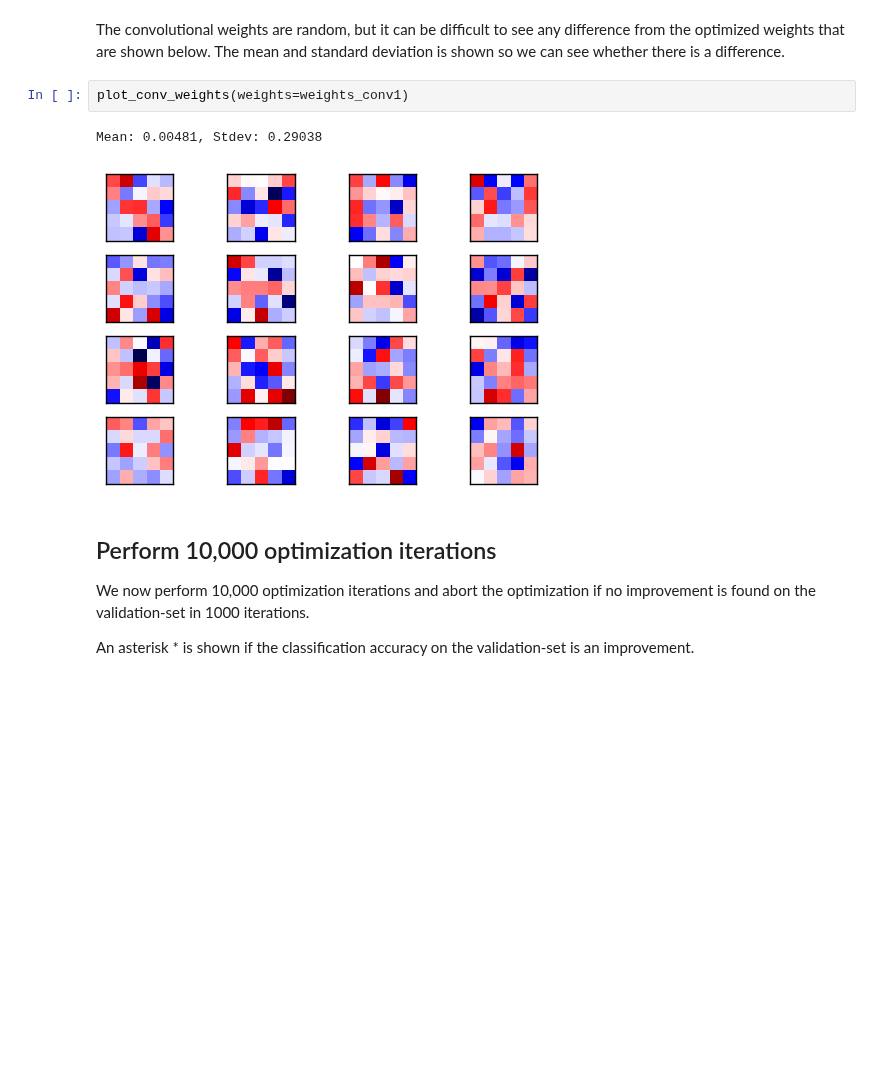
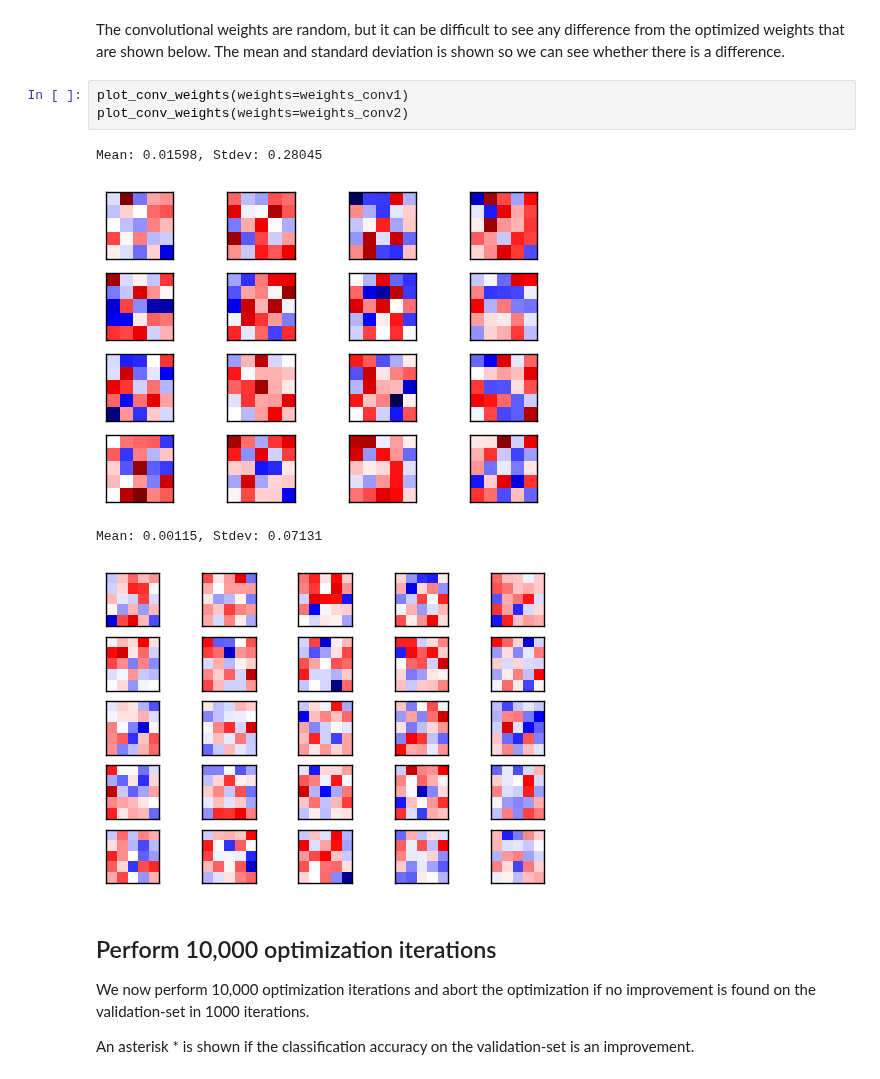
Before and after one commit to eigendreams/TensorFlow-Tutorials, a Jupyter notebook: 04_Save_Restore.ipynb, the cells around one changed output. Cells and saved outputs as stored; diff of their text form; blank space fills up the shorter version.

```diff
--- a/04_Save_Restore.ipynb
+++ b/04_Save_Restore.ipynb
@@ -642,9 +642,12 @@ Accuracy on Test-Set: 11.4% (1137 / 10000)
 The convolutional weights are random, but it can be difficult to see any difference from the optimized weights that are shown below. The mean and standard deviation is shown so we can see whether there is a difference.
 # %%
 plot_conv_weights(weights=weights_conv1)
+plot_conv_weights(weights=weights_conv2)
 # %% [output]
-Mean: 0.00481, Stdev: 0.29038
+Mean: 0.01598, Stdev: 0.28045
-[figure, old version]
+[figure, new version]
+Mean: 0.00115, Stdev: 0.07131
+[figure, added]
 # %% [markdown]
 ## Perform 10,000 optimization iterations
 
```
Also changed, not shown: parts of 9 cells of this notebook, 2 other files.
